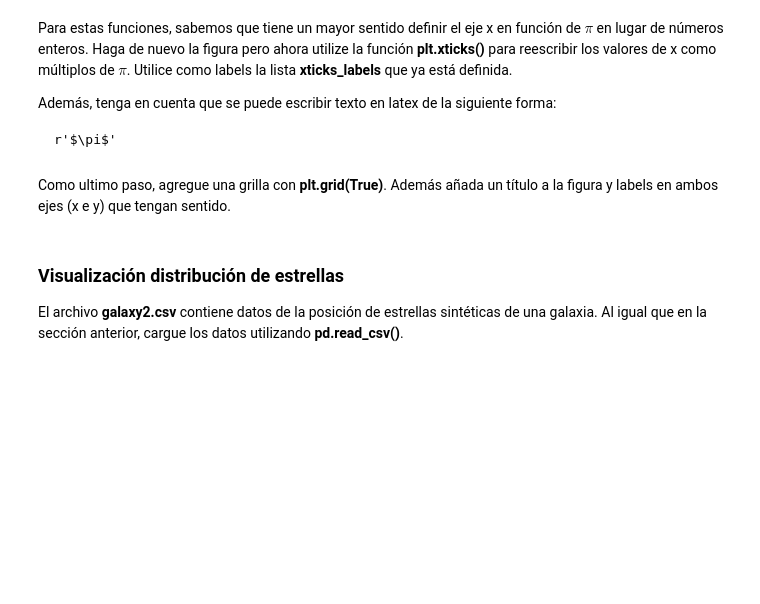
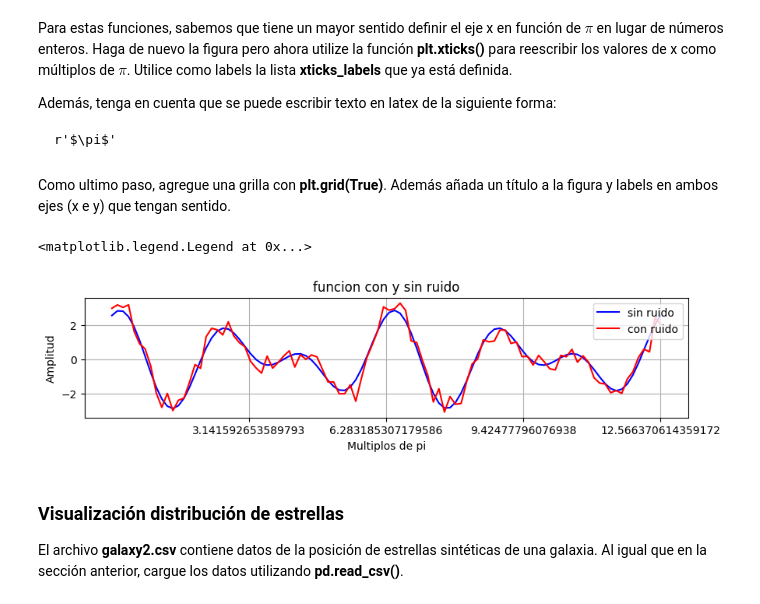
Before and after one commit to ASGN89/Tarea-1, a Jupyter notebook: Tarea_1.ipynb, the cells around one changed output. Drawn from its saved outputs; the diff is of its cells as text; code cells hidden in the pictures; blank space fills up the shorter version.

```diff
--- a/Tarea_1.ipynb
+++ b/Tarea_1.ipynb
@@ -246,6 +262,27 @@ r'$\pi$'
 xticks_labels = [r'$\pi$', r'$2\pi$', r'$3\pi$', r'$4\pi$']
 # %% [markdown]
 Como ultimo paso, agregue una grilla con **plt.grid(True)**. Además añada un título a la figura y labels en ambos ejes (x e y) que tengan sentido.
+# %%
+plt.figure(figsize=(10,2))
+
+plt.plot(x_values, f(x_values), label="sin ruido", color="blue")
+
+plt.plot(x_values, f(x_values) + ruido, label="con ruido", color="red")
+
+xticks_valores=[np.pi,2*np.pi,3*np.pi,4*np.pi]
+
+plt.xticks(xticks_valores, xticks_valores)
+
+plt.grid(True)
+
+plt.title("funcion con y sin ruido")
+plt.xlabel("Multiplos de pi")
+plt.ylabel("Amplitud")
+
+plt.legend()
+# %% [output]
+<matplotlib.legend.Legend at 0x...>
+[figure, added]
 # %% [markdown]
 ### Visualización distribución de estrellas
 
```
Also changed, not shown: parts of 2 cells of this notebook.
